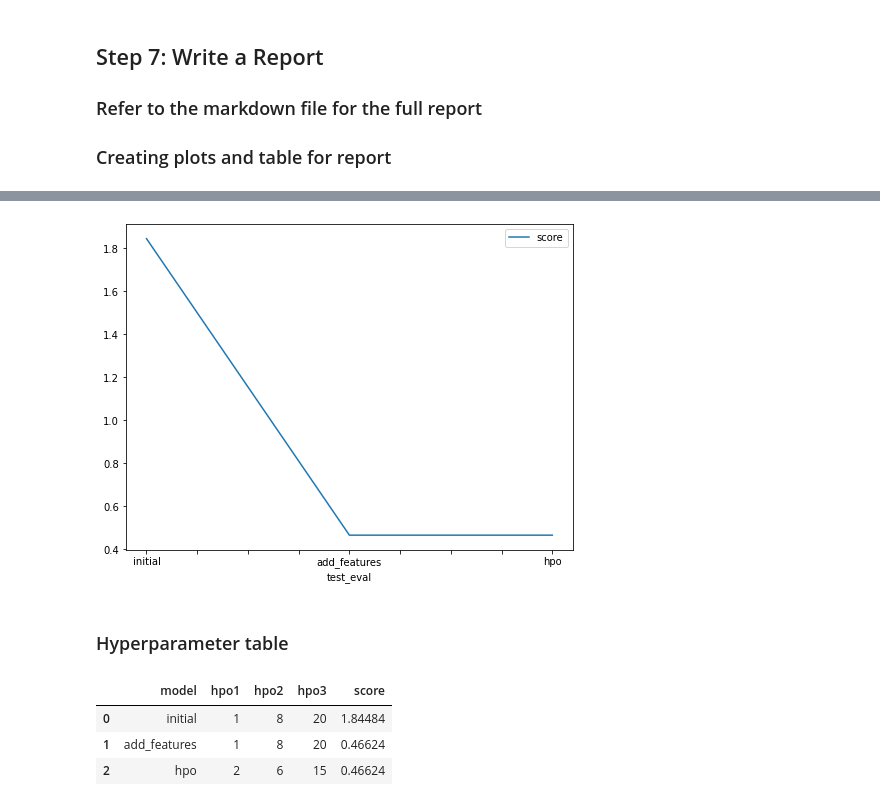
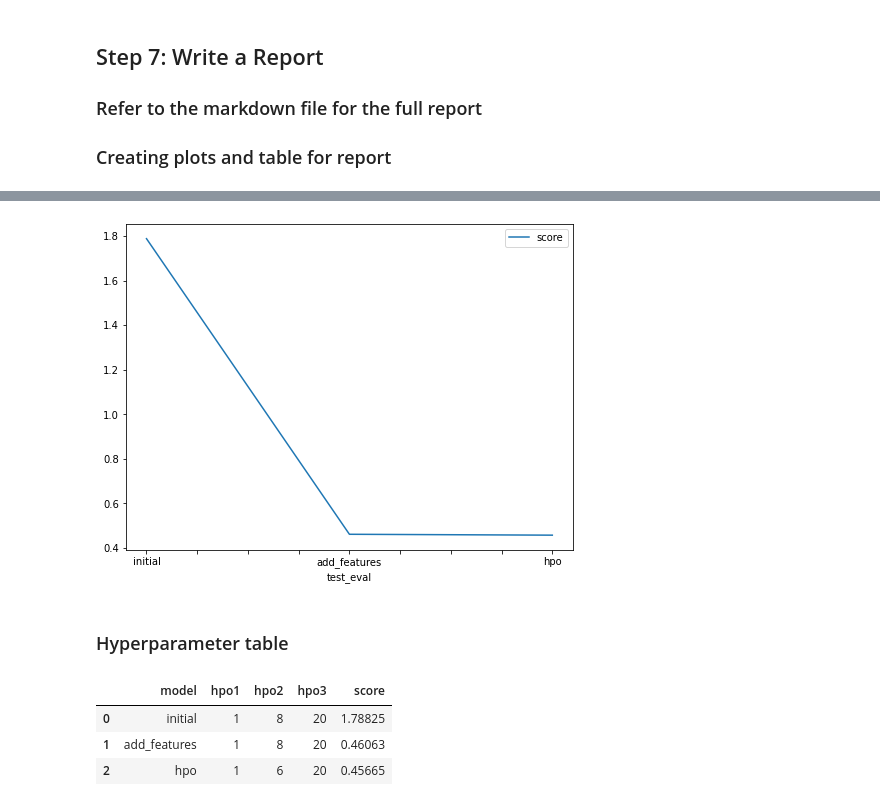
Before and after one commit to Bryanf20/aws-udacity-project-1, a Jupyter notebook: project/project-template.ipynb, the cells around one changed output, grey strips where cells are left out. Saved outputs shown, nothing was run; the diff lists cells and outputs as text; code cells hidden in the pictures.

```diff
--- a/project/project-template.ipynb
+++ b/project/project-template.ipynb
@@ -593,27 +641,27 @@ fig.savefig('model_train_score.png')
 # %%
 # Take the 3 kaggle scores and creating a line plot to show improvement
 fig = pd.DataFrame(
     {
         "test_eval": ["initial", "add_features", "hpo"],
-        "score": [ 1.84484, 0.46624 , 0.46624 ]
+        "score": [1.78825, 0.46063, 0.45665 ]
     }
 ).plot(x="test_eval", y="score", figsize=(8, 6)).get_figure()
 fig.savefig('model_test_score.png')
 # %% [output]
-[figure, old version]
+[figure, new version]
 # %% [markdown]
 ### Hyperparameter table
 # %%
 # The 3 hyperparameters we tuned with the kaggle score as the result
 pd.DataFrame({
     "model": ["initial", "add_features", "hpo"],
-    "hpo1": [1, 1, 2],
+    "hpo1": [1, 1, 1],
     "hpo2": [8, 8, 6],
-    "hpo3": [20, 20, 15],
-    "score": [1.84484, 0.46624 , 0.46624 ]
+    "hpo3": [20, 20, 20],
+    "score": [1.78825, 0.46063 , 0.45665 ]
 })
 # %% [output]
 |  | model | hpo1 | hpo2 | hpo3 | score |
-| 0 | initial | 1 | 8 | 20 | 1.84484 |
-| 1 | add_features | 1 | 8 | 20 | 0.46624 |
-| 2 | hpo | 2 | 6 | 15 | 0.46624 |
+| 0 | initial | 1 | 8 | 20 | 1.78825 |
+| 1 | add_features | 1 | 8 | 20 | 0.46063 |
+| 2 | hpo | 1 | 6 | 20 | 0.45665 |
```
Also changed, not shown: parts of 22 cells of this notebook, 4 other files.
